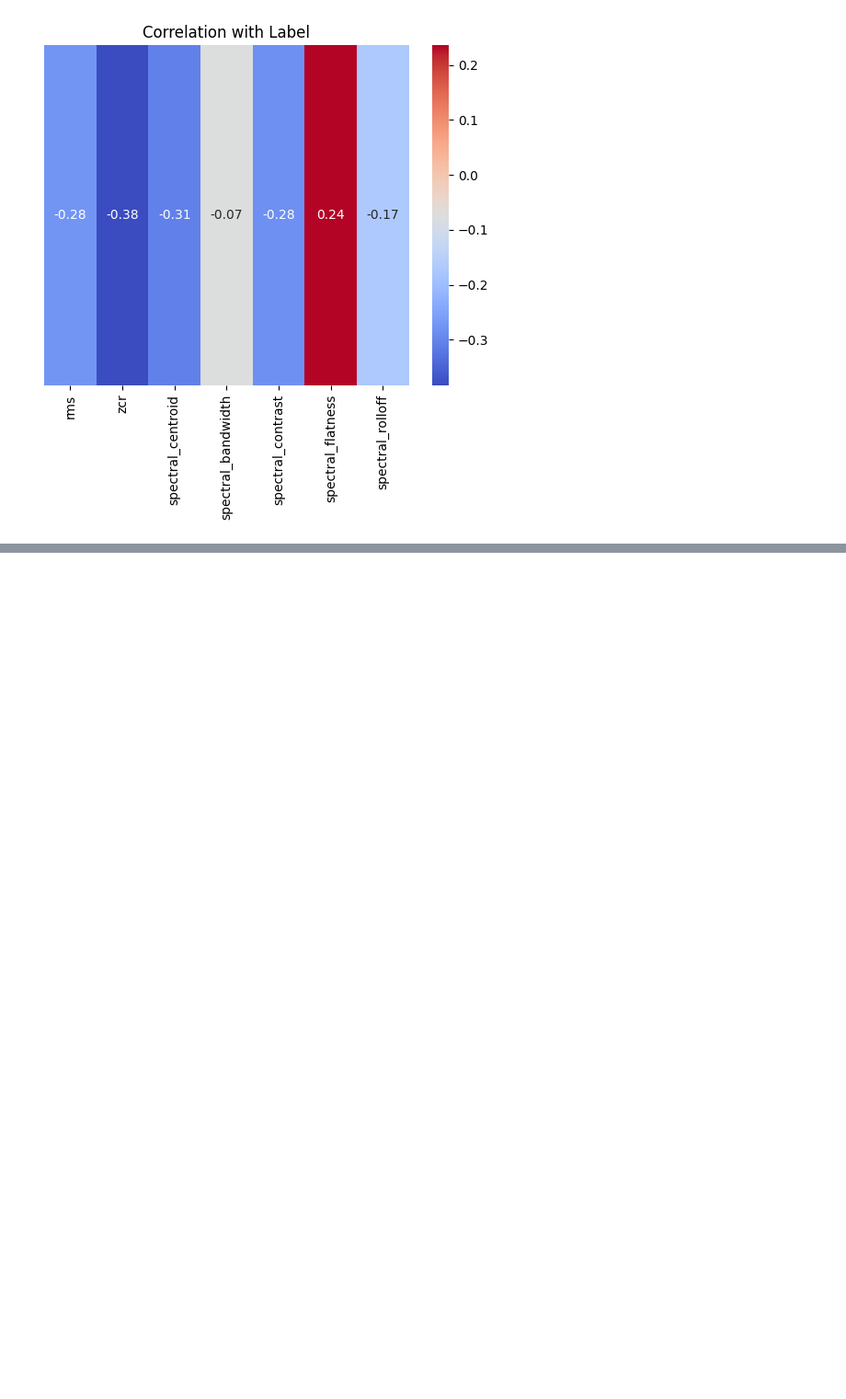
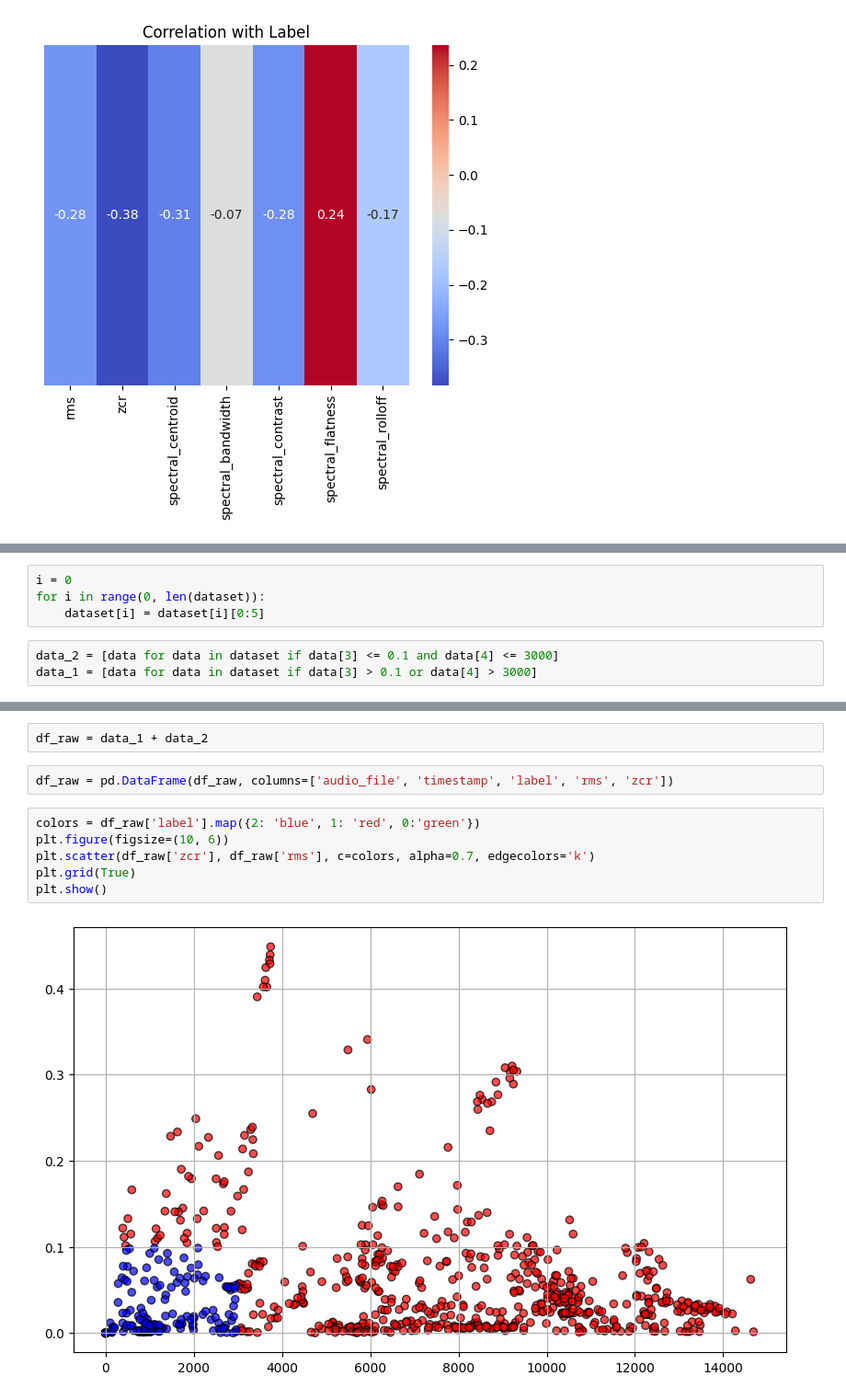
Before and after one commit to FathanAM0/Dasar-Kecerdasan-Artificial_Tugas-Besar, a Jupyter notebook: code_2-Prapemrosesan-Ekstraksi-Fitur.ipynb, the cells around one changed output, grey strips where cells are left out. Shown at 92% size. Cells and saved outputs as stored; diff of their text form; blank space fills up the shorter version.

```diff
--- a/code_2-Prapemrosesan-Ekstraksi-Fitur.ipynb
+++ b/code_2-Prapemrosesan-Ekstraksi-Fitur.ipynb
@@ -363,0 +393,7 @@ plt.show()
+# %%
+i = 0
+for i in range(0, len(dataset)):
+    dataset[i] = dataset[i][0:5]
+# %%
+data_2 = [data for data in dataset if data[3] <= 0.1 and data[4] <= 3000]
+data_1 = [data for data in dataset if data[3] > 0.1 or data[4] > 3000]
@@ -363,0 +464,12 @@ plt.show()
+# %%
+df_raw = data_1 + data_2
+# %%
+df_raw = pd.DataFrame(df_raw, columns=['audio_file', 'timestamp', 'label', 'rms', 'zcr'])
+# %%
+colors = df_raw['label'].map({2: 'blue', 1: 'red', 0:'green'})
+plt.figure(figsize=(10, 6))
+plt.scatter(df_raw['zcr'], df_raw['rms'], c=colors, alpha=0.7, edgecolors='k')
+plt.grid(True)
+plt.show()
+# %% [output]
+[figure, added]
```
Also changed, not shown: parts of 16 cells of this notebook.
